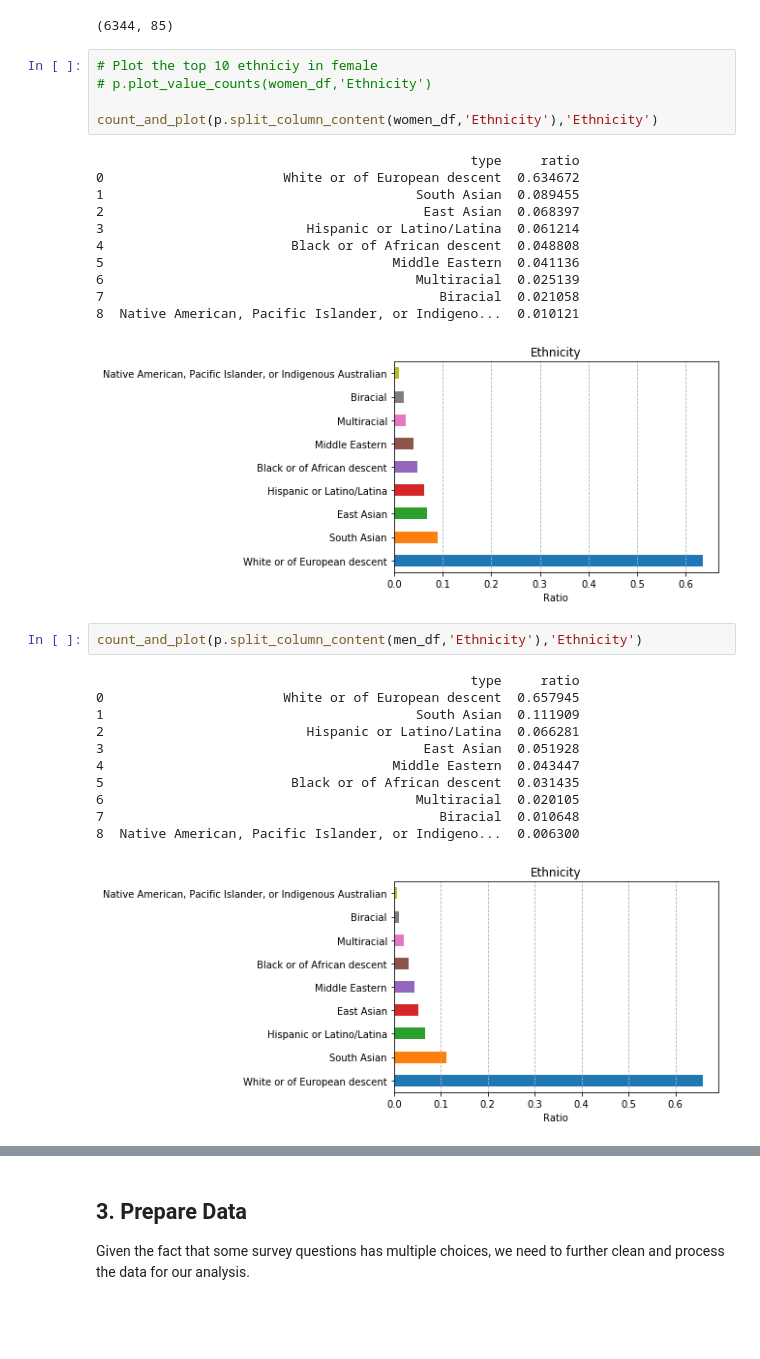
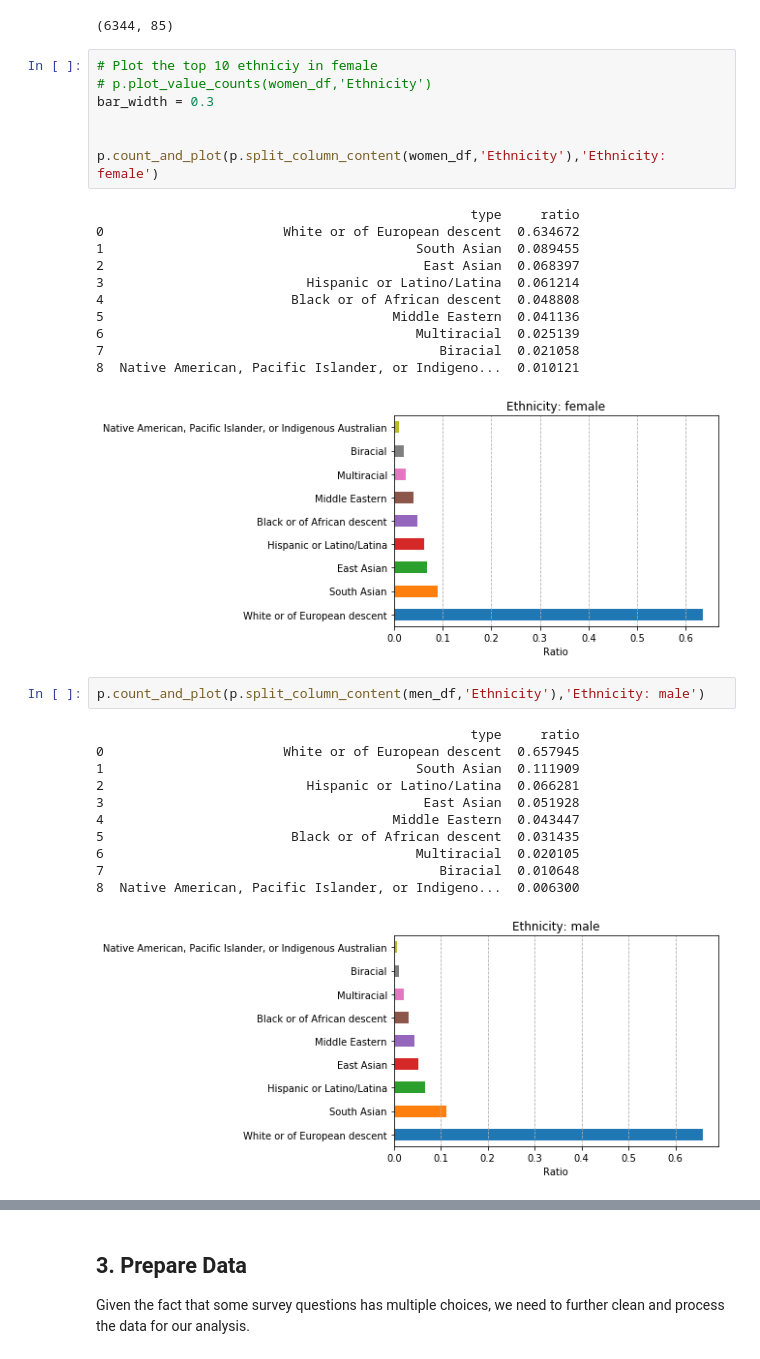
Before and after one commit to Lamasheg/stackoverflow_survey_2019, a Jupyter notebook: stackoverflow_survey.ipynb, the cells around one changed output, grey strips where cells are left out. Drawn from its saved outputs; the diff is of its cells as text; blank space fills up the shorter version.

```diff
--- a/stackoverflow_survey.ipynb
+++ b/stackoverflow_survey.ipynb
@@ -166,22 +177,24 @@ women_df.shape
 # %%
 # Plot the top 10 ethniciy in female
 # p.plot_value_counts(women_df,'Ethnicity')
+bar_width = 0.3
 
-count_and_plot(p.split_column_content(women_df,'Ethnicity'),'Ethnicity')
+
+p.count_and_plot(p.split_column_content(women_df,'Ethnicity'),'Ethnicity: female')
 # %% [output]
                                                 type     ratio
 0                       White or of European descent  0.634672
 1                                        South Asian  0.089455
 2                                         East Asian  0.068397
 3                          Hispanic or Latino/Latina  0.061214
 4                        Black or of African descent  0.048808
 5                                     Middle Eastern  0.041136
 6                                        Multiracial  0.025139
 7                                           Biracial  0.021058
 8  Native American, Pacific Islander, or Indigeno...  0.010121
-[figure, old version]
+[figure, new version]
 # %%
-count_and_plot(p.split_column_content(men_df,'Ethnicity'),'Ethnicity')
+p.count_and_plot(p.split_column_content(men_df,'Ethnicity'),'Ethnicity: male')
 # %% [output]
                                                 type     ratio
 0                       White or of European descent  0.657945
@@ -193,5 +206,5 @@ count_and_plot(p.split_column_content(men_df,'Ethnicity'),'Ethnicity')
 6                                        Multiracial  0.020105
 7                                           Biracial  0.010648
 8  Native American, Pacific Islander, or Indigeno...  0.006300
-[figure, old version]
+[figure, new version]
 # %%
```
Also changed, not shown: parts of 14 cells of this notebook.
